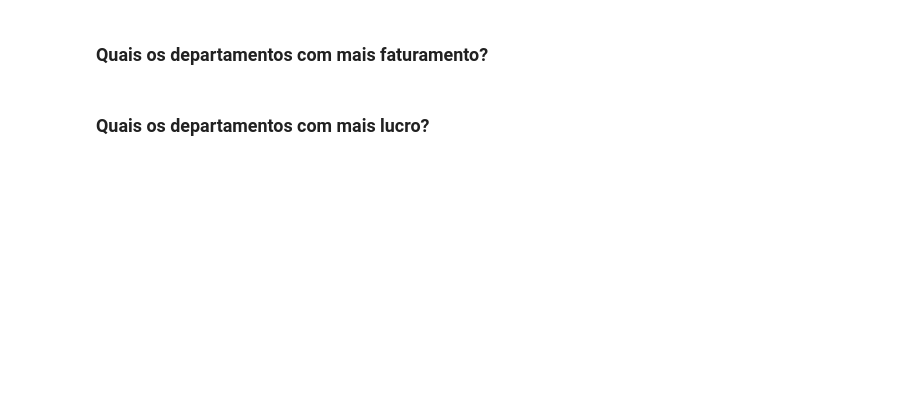
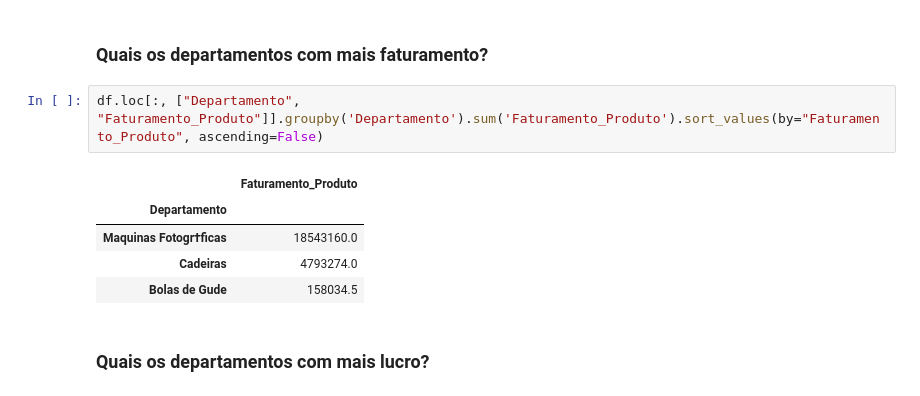
Before and after one commit to thr0wn/americanas_desafio-tecnico, a Jupyter notebook: teste-notebook.ipynb, the cells around one changed output. Cells and saved outputs as stored; diff of their text form; blank space fills up the shorter version.

```diff
--- a/teste-notebook.ipynb
+++ b/teste-notebook.ipynb
@@ -213,4 +260,12 @@ memory usage: 11.1+ KB
 # %% [markdown]
 ### Quais os departamentos com mais faturamento?
+# %%
+df.loc[:, ["Departamento", "Faturamento_Produto"]].groupby('Departamento').sum('Faturamento_Produto').sort_values(by="Faturamento_Produto", ascending=False)
+# %% [output]
+|  | Faturamento_Produto |
+| Departamento |  |
+| Maquinas Fotogr†ficas | 18543160.0 |
+| Cadeiras | 4793274.0 |
+| Bolas de Gude | 158034.5 |
 # %% [markdown]
 ### Quais os departamentos com mais lucro?
```
Also changed, not shown: parts of 26 cells of this notebook, 4 other files.
